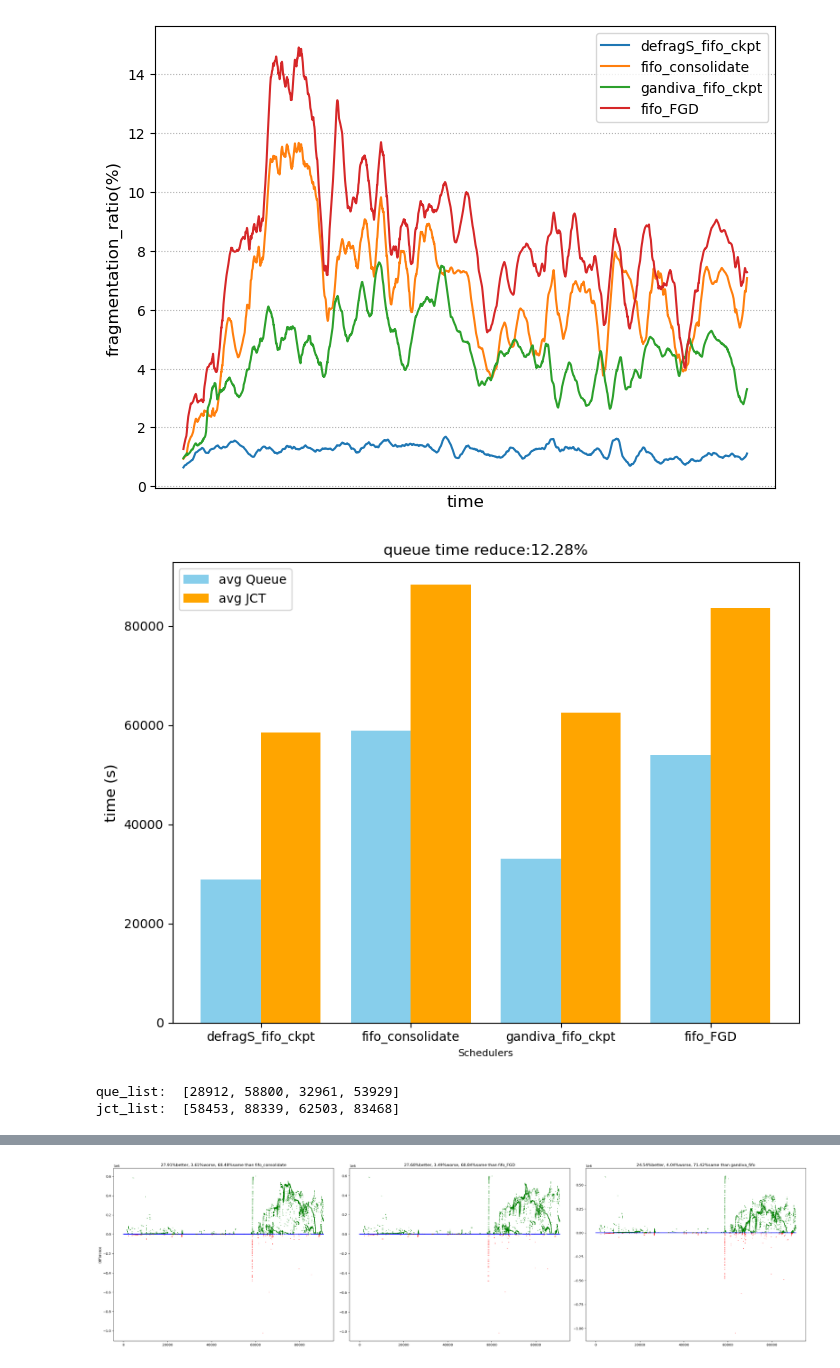
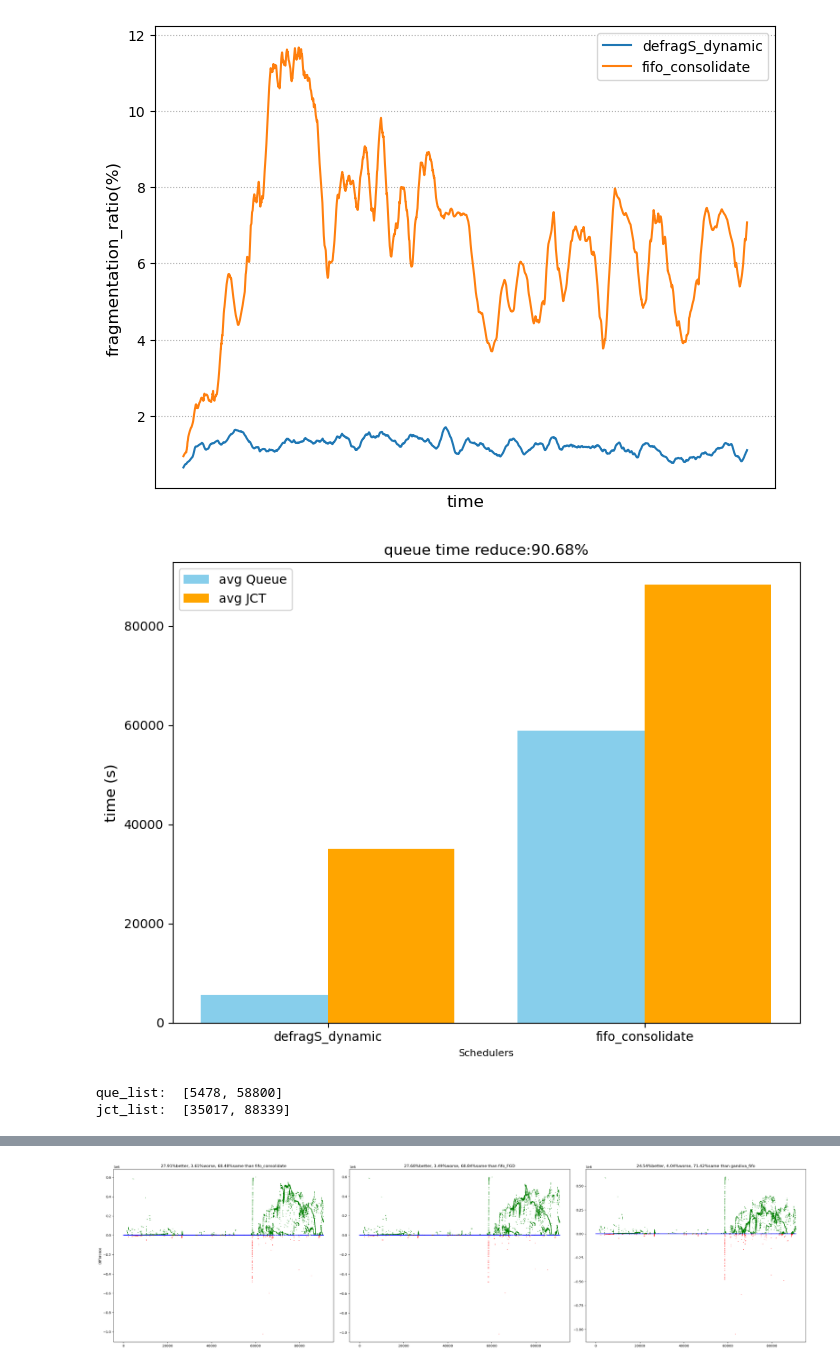
Before and after one commit to CUG-nhf/simulator, a Jupyter notebook: plot/Philly_plot.ipynb, the cells around one changed output, grey strips where cells are left out. Cells and saved outputs as stored; diff of their text form; code cells hidden in the pictures.

```diff
--- a/plot/Philly_plot.ipynb
+++ b/plot/Philly_plot.ipynb
@@ -34,29 +34,29 @@ def kill_python_processes():
 kill_python_processes()
 # %%
 # schedulers = ["defragS_fifo", "fifo_consolidate", "gandiva_fifo", "fifo_FGD",]
-schedulers = ["defragS_fifo_ckpt", "fifo_consolidate", "gandiva_fifo_ckpt", "fifo_FGD",]
+# schedulers = ["defragS_fifo_ckpt", "fifo_consolidate", "gandiva_fifo_ckpt", "fifo_FGD",]
 # schedulers = ["defragS_dynamic_ckpt", "dynamic_consolidate", "dynamic_FGD", "gandiva_dynamic_ckpt"]
-# schedulers = ["defragS_dynamic", "dynamic_consolidate", "dynamic_FGD", "gandiva_dynamic"]
-log_dir = "../log/test/Philly"
+schedulers = ["defragS_dynamic", "dynamic_consolidate", "dynamic_FGD", "gandiva_dynamic"]
+log_dir = "../log/ablation/Philly"
 
 saving = False
 window_size = 60 * 24 * 1
 
 utilization = 'fragmentation_ratio' #
 fig = plt.figure(figsize=(8,6))
 for idx, scheduler in enumerate(schedulers):
 	df = pd.read_csv(log_dir+f'/Philly_{scheduler}/all/{scheduler}_all_seq.csv')
 	y = df[utilization]*100
 	plt.plot(df['time'], y.rolling(window=window_size).mean(), label=scheduler)
 
 plt.xlabel('time', fontsize=12)
 plt.xticks([])
 plt.ylabel(f'{utilization}(%)', fontsize=12)
 plt.legend(loc='best', fontsize=10)
 plt.grid(linestyle=':')
 plt.show()
 # %% [output]
-[figure, old version]
+[figure, new version]
 # %%
 que_list, jct_list = [], []
 for scheduler in schedulers:
@@ -95,9 +95,9 @@ plt.show()
 print("que_list: ", que_list)
 print("jct_list: ", jct_list)
 # %% [output]
-[figure, old version]
+[figure, new version]
-que_list:  [28912, 58800, 32961, 53929]
-jct_list:  [58453, 88339, 62503, 83468]
+que_list:  [5478, 58800]
+jct_list:  [35017, 88339]
 # %%
 data_type = "queue"
 cluster = 'all'  # ['7f04ca', 'ed69ec', '6214e9', '0e4a51', 'b436b2', '103959', '11cb48', '2869ce', 'ee9e8c', 'e13805', '6c71a0'] 'all'
```
Also changed, not shown: parts of 2 cells of this notebook, 18 other files.
